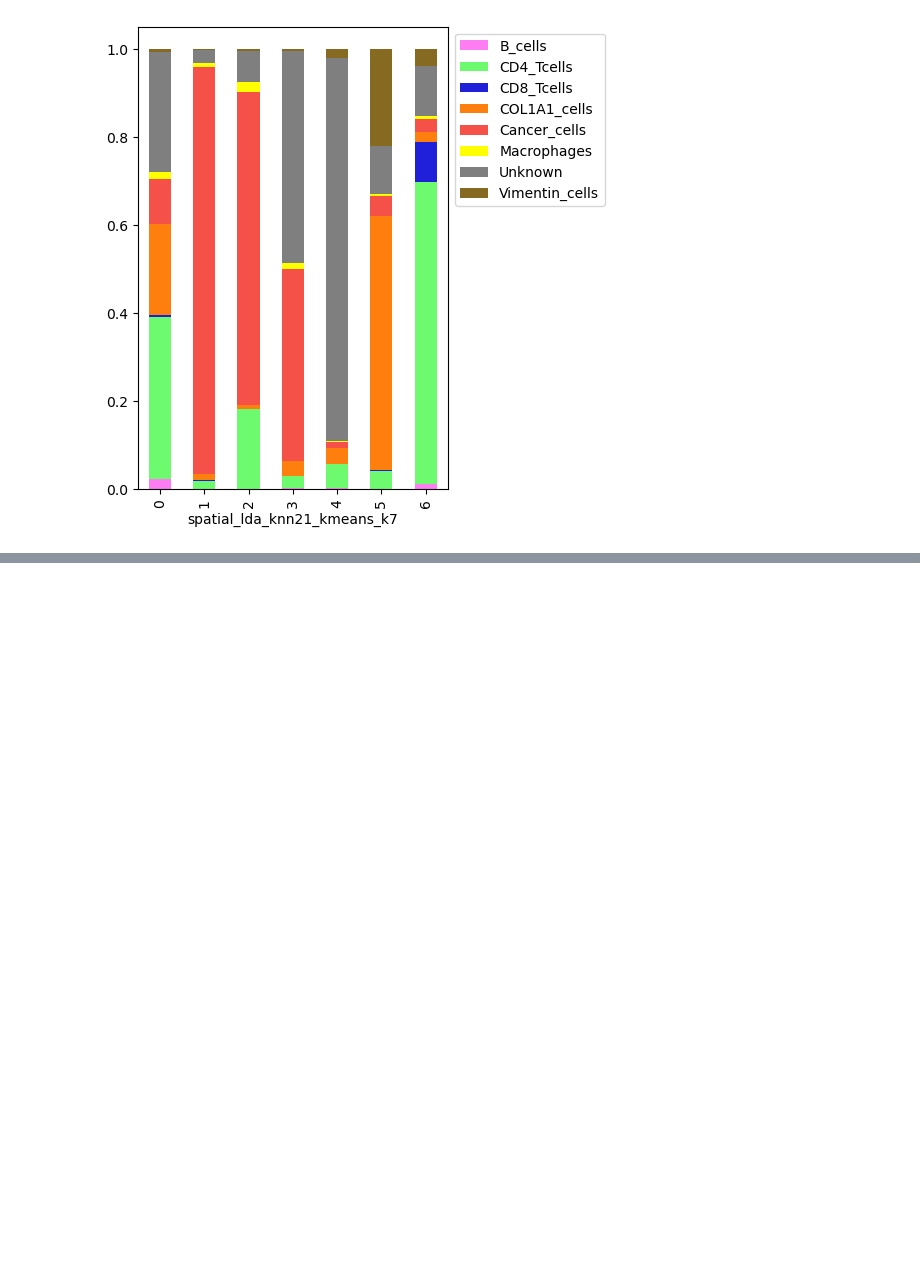
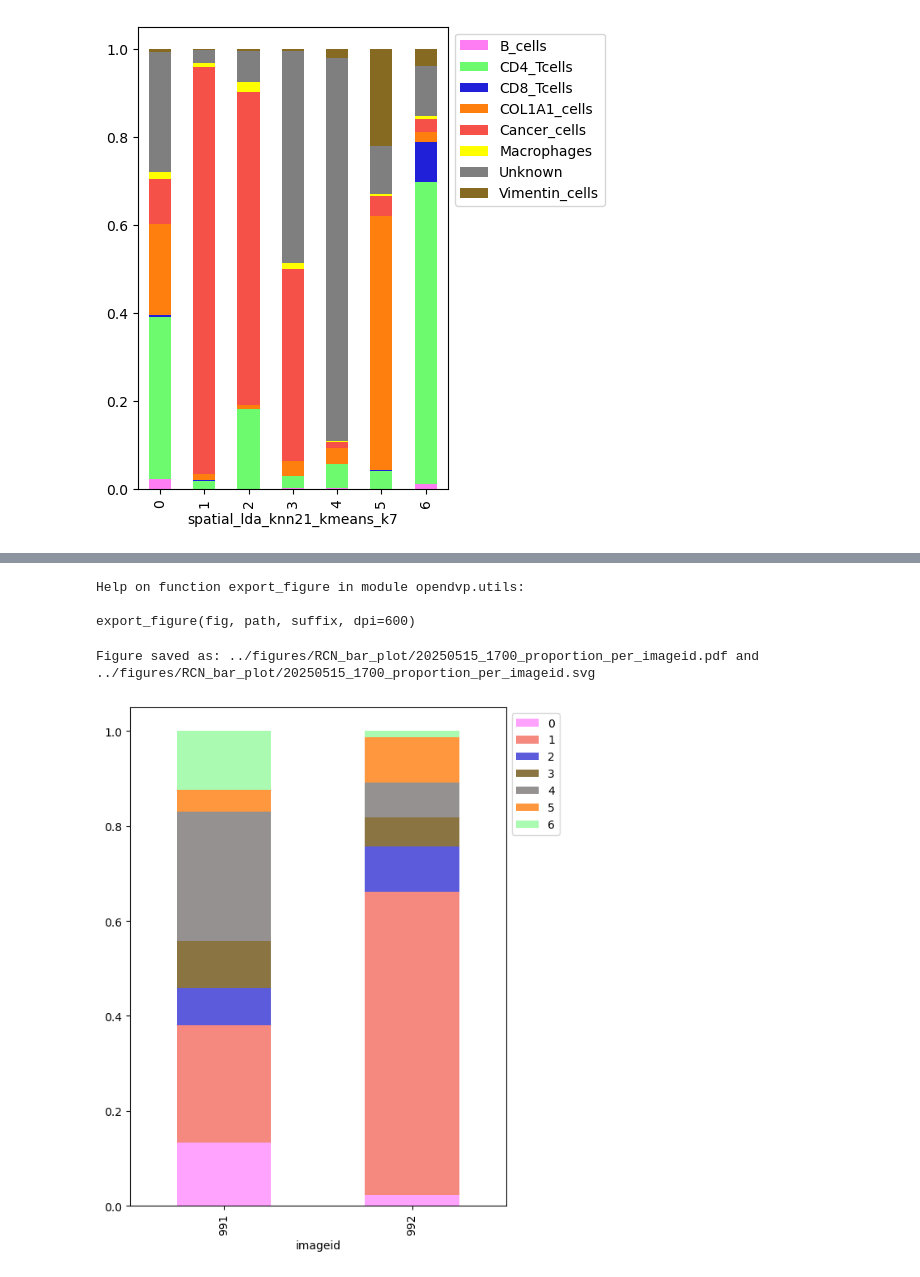
Before and after one commit to josenimo/P26_DA, a Jupyter notebook: nbs/4_CellularNeighborhoods_991_992.ipynb, the cells around one changed output, grey strips where cells are left out. Saved outputs shown, nothing was run; the diff lists cells and outputs as text; code cells hidden in the pictures; blank space fills up the shorter version.

```diff
--- a/nbs/4_CellularNeighborhoods_991_992.ipynb
+++ b/nbs/4_CellularNeighborhoods_991_992.ipynb
@@ -721,0 +867,22 @@ Figure saved as: ../figures/RCN_bar_plot/20250425_1532_RCN_bar_relative_4x6.pdf
+# %%
+help(utils.export_figure)
+# %% [output]
+Help on function export_figure in module opendvp.utils:
+
+export_figure(fig, path, suffix, dpi=600)
+# %%
+fig,ax = plt.subplots()
+fig.set_size_inches(6, 8)
+pivot_df.plot.bar(
+                color=RCN_colors,
+                stacked=True,
+                ax=ax,
+                #  edgecolor='none',
+                linewidth=0.3)
+
+plt.legend(bbox_to_anchor=(1,1))
+
+utils.export_figure(fig, path="../figures/RCN_bar_plot", suffix="proportion_per_imageid", dpi=600 )
+# %% [output]
+Figure saved as: ../figures/RCN_bar_plot/20250515_1700_proportion_per_imageid.pdf and ../figures/RCN_bar_plot/20250515_1700_proportion_per_imageid.svg
+[figure, added]
```
Also changed, not shown: parts of 55 cells of this notebook, 35 other files.
